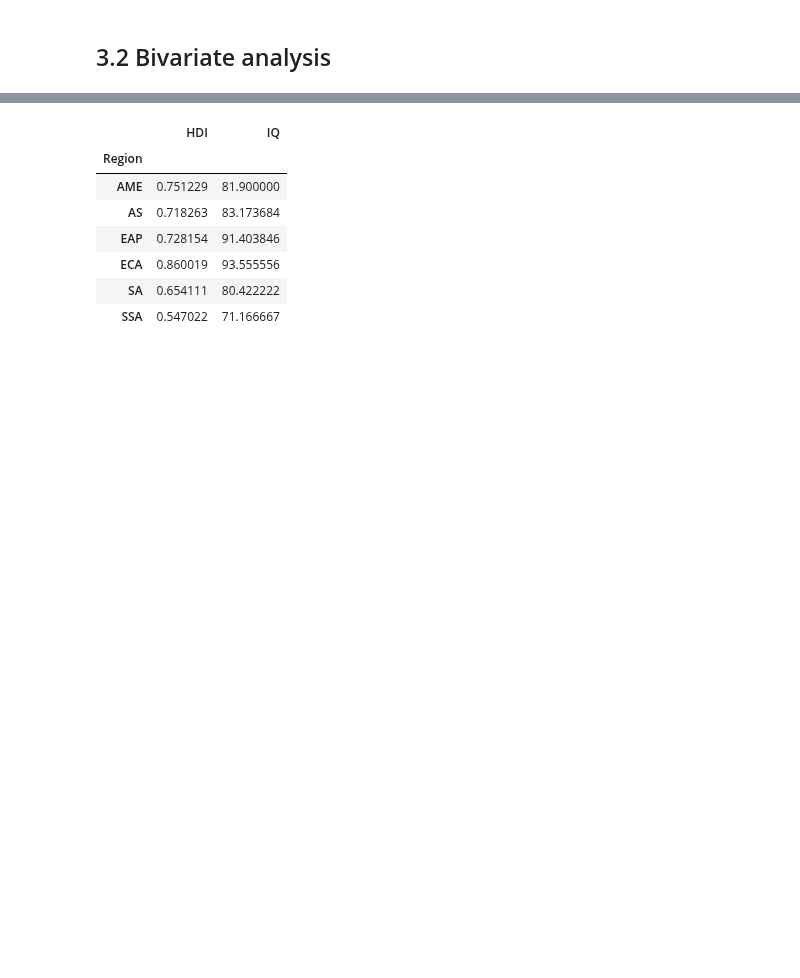
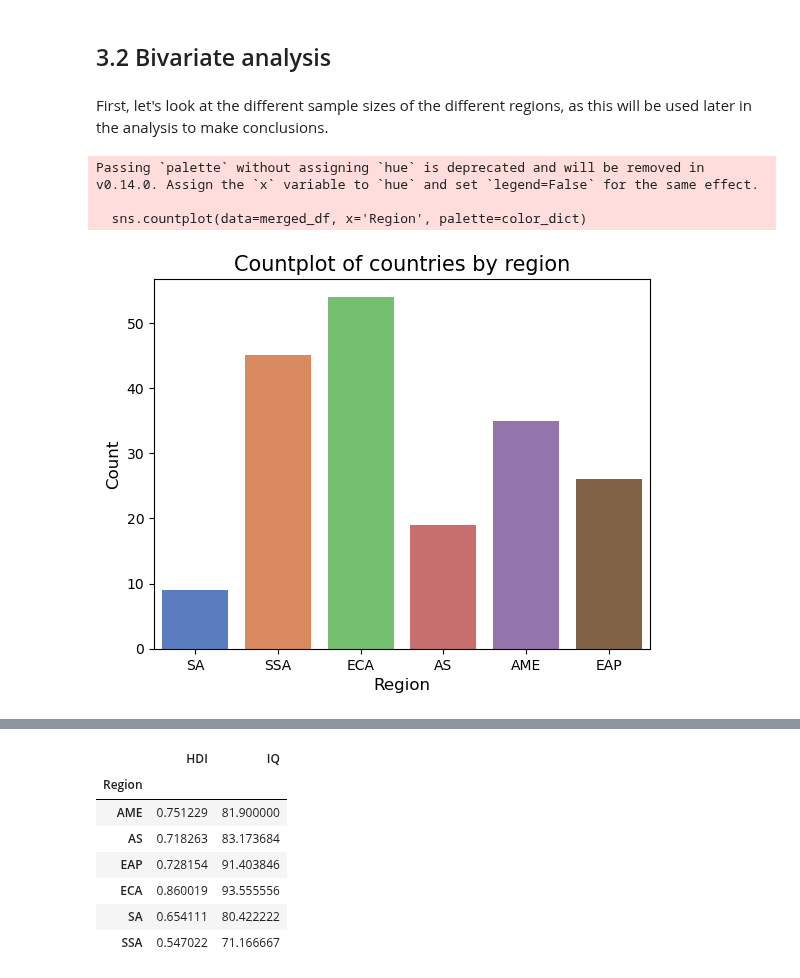
Before and after one commit to jakthehut/HDI-IQ-Analysis, a Jupyter notebook: hdi_iq_analysis_final.ipynb, the cells around one changed output, grey strips where cells are left out. Drawn from its saved outputs; the diff is of its cells as text; code cells hidden in the pictures; blank space fills up the shorter version.

Commit message:
wrote some comments and moved the countplot to the beginning of the bivariate analysis

```diff
--- a/hdi_iq_analysis_final.ipynb
+++ b/hdi_iq_analysis_final.ipynb
@@ -1228,2 +1228,16 @@ plt.show()
 # %% [markdown]
 ## 3.2  Bivariate analysis
+# %% [markdown]
+First, let's look at the different sample sizes of the different regions, as this will be used later in the analysis to make conclusions.
+# %%
+sns.countplot(data=merged_df, x='Region', palette=color_dict)
+plt.title('Countplot of countries by region', fontsize=15)
+
+plt.xlabel('Region', fontsize=12)
+plt.ylabel('Count', fontsize=12)
+plt.show()
+# %% [output]
+Passing `palette` without assigning `hue` is deprecated and will be removed in v0.14.0. Assign the `x` variable to `hue` and set `legend=False` for the same effect.
+
+  sns.countplot(data=merged_df, x='Region', palette=color_dict)
+[figure, added]
```
Also changed, not shown: parts of 10 cells of this notebook.
